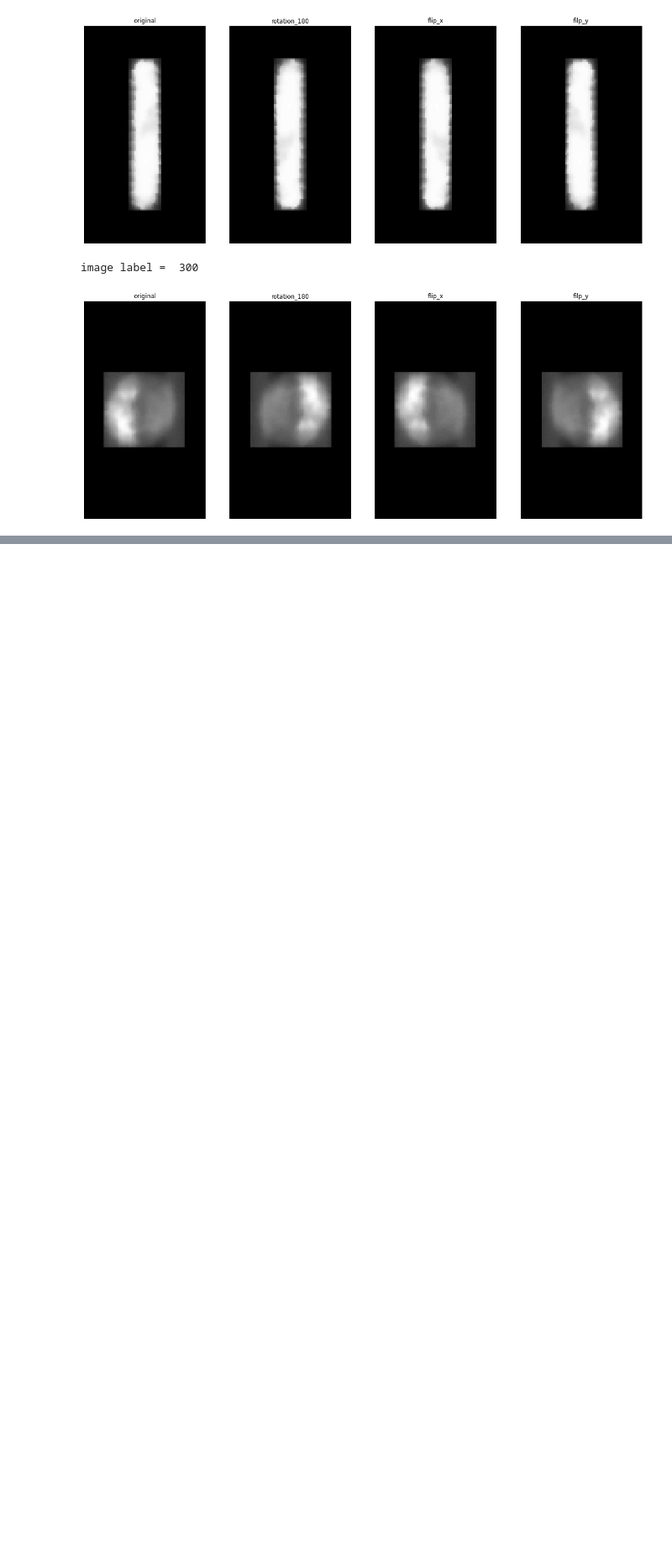
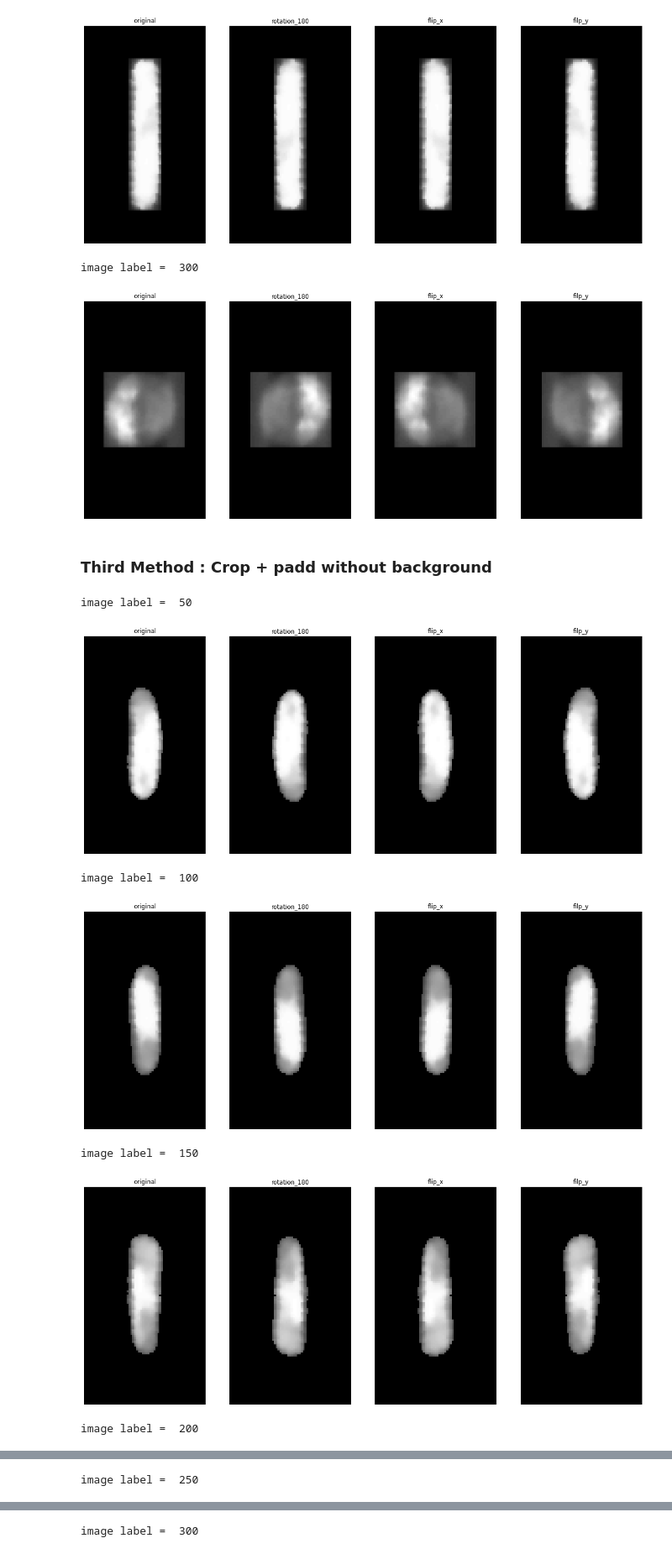
Before and after one commit to souheib1/Refinement-of-DL-approaches-for-unsupervised-cell-segmentation-classification-on-microfluidic-images, a Jupyter notebook: segmentation/masks.ipynb, the cells around one changed output, grey strips where cells are left out. Shown at 84% size. Saved outputs shown, nothing was run; the diff lists cells and outputs as text; code cells hidden in the pictures; blank space fills up the shorter version.

Commit message:
added cropping whithout background

```diff
--- a/segmentation/masks.ipynb
+++ b/segmentation/masks.ipynb
@@ -356,3 +379,31 @@ image label =  250
 [figure]
 image label =  300
 [figure]
+# %% [markdown]
+### Third Method : Crop + padd without background
+# %%
+from image_utils import load_images_from_path,crop,show_images
+area_th = np.percentile(areas,0.15)
+new_shape = (max_height,max_width )
+props = measure.regionprops(mask)
+q=50
+titles = ["original","rotation_180","flip_x","filp_y"]
+for prop in props:
+    label = prop.label
+    min_row, min_col, max_row, max_col = prop.bbox
+    binary = mask == label
+    img_label = np.multiply(image,binary)
+    if prop.area > area_th:
+        label_crop = crop_pad(crop(img_label, min_row, max_row, min_col, max_col), new_shape)
+        if label%q==0:
+            print("image label = ",label)
+            l = list(apply_augmentations(label_crop))
+            show_images(l,titles)
+# %% [output]
+image label =  50
+[figure, added]
+image label =  100
+[figure, added]
+image label =  150
+[figure, added]
+image label =  200
@@ -358,0 +411 @@ image label =  300
+image label =  250
@@ -358,0 +413 @@ image label =  300
+image label =  300
```
Also changed, not shown: parts of 6 cells of this notebook.
